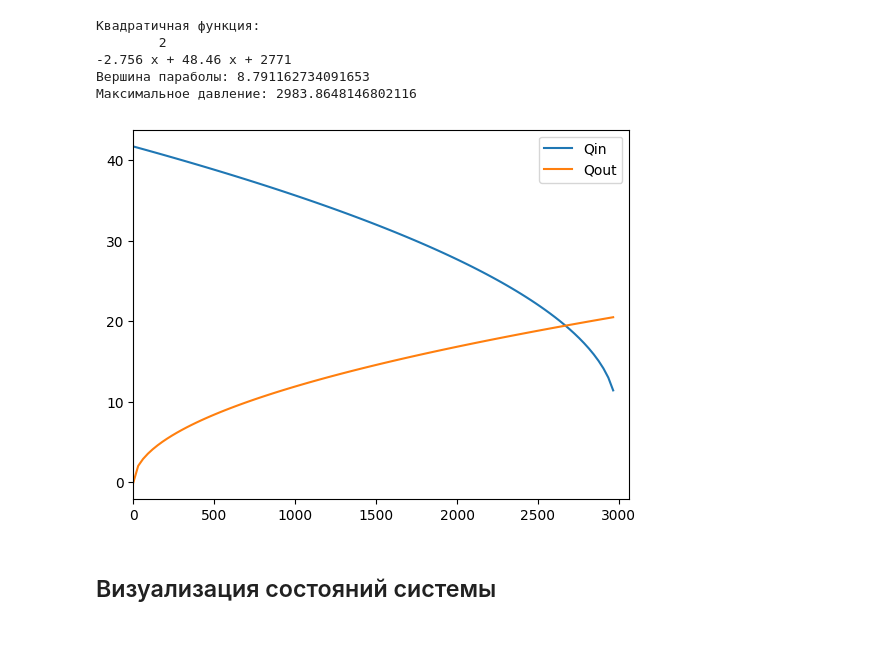
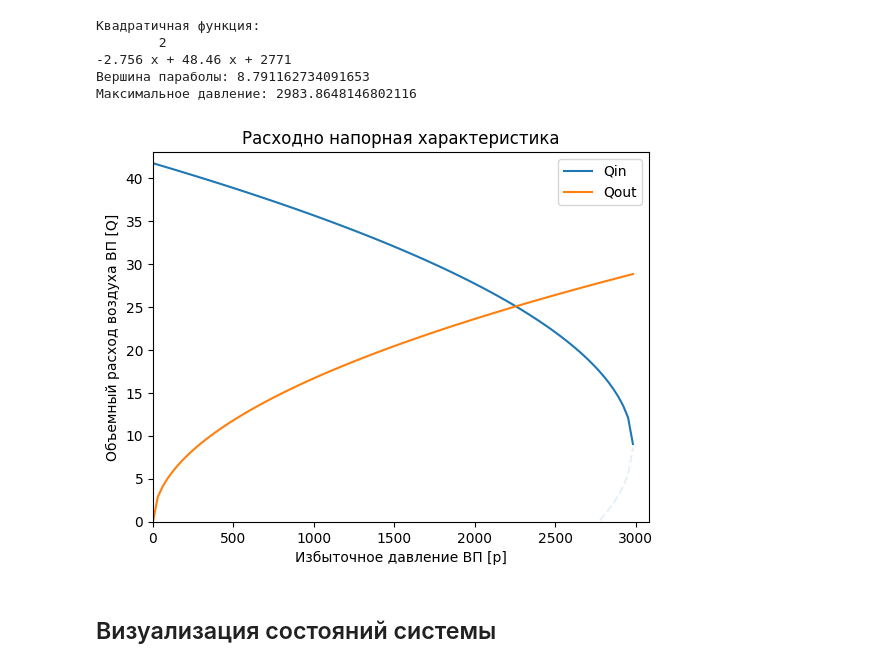
Before and after one commit to shustrov38/jubilant-bassoon, a Jupyter notebook: scripts/approx.ipynb, the cells around one changed output. Saved outputs shown, nothing was run; the diff lists cells and outputs as text; code cells hidden in the pictures; blank space fills up the shorter version.

```diff
--- a/scripts/approx.ipynb
+++ b/scripts/approx.ipynb
@@ -75,30 +75,50 @@ print('Максимальное давление:', _p(q_max))
 -2.756 x + 48.46 x + 2771
 Вершина параболы: 8.791162734091653
 Максимальное давление: 2983.8648146802116
-# %%
-def Qin(p: float) -> float:
-    A = -2.756;
-    B = 48.46;
-    C = 2771 - p;
-    D = B * B - 4 * A * C;
-    return (-B - np.sqrt(D)) / 2 / A;
-
-
-def Qout(p: float) -> float:
-    Sgap = 0.3
-    rho = 1.269
-    chi = 1
-    return chi * np.sqrt(2 * p / rho) * Sgap
-# %%
-fig, ax = plt.subplots()
-_xp = np.linspace(0, P.max(), 100)
-ax.plot(_xp, Qin(_xp), label='Qin')
-ax.plot(_xp, Qout(_xp), label='Qout')
-ax.set_xlim(0, P.max() + 100)
-plt.legend()
-plt.plot();
-# %% [output]
-[figure, removed]
+# %%
+def Qin(p: float, right=True) -> float:
+    A = -2.756
+    B = 48.46
+    C = 2771
+
+    D = B * B - 4 * A * (C - p)
+    if right:
+        return (-B - np.sqrt(D)) / 2 / A
+    return (-B + np.sqrt(D)) / 2 / A
+
+
+def Qout(p: float) -> float:
+    Sgap = 0.42
+    rho = 1.269
+    chi = 1
+    return chi * np.sqrt(2 * p / rho) * Sgap
+
+
+def maxP() -> float:
+    Qtop = -B / 2 / A
+    lo = 0.0
+    hi = A * Qtop * Qtop + B * Qtop + C
+    return hi
+
+
+fig, ax = plt.subplots()
+_xp = np.linspace(0, maxP(), 100, endpoint=True)
+ax.plot(_xp, Qin(_xp), label='Qin')
+ax.plot(_xp, Qin(_xp, right=False), 'C0--', alpha=0.1)
+ax.plot(_xp, Qout(_xp), label='Qout')
+# ax.plot(_xp, Qin(_xp) - Qout(_xp), label='Qin - Qout')
+ax.set_xlim(0, maxP() + 100)
+ax.set_ylim(0, 43)
+ax.set_ylabel('Объемный расход воздуха ВП [Q]')
+ax.set_xlabel('Избыточное давление ВП [p]')
+plt.title('Расходно напорная характеристика')
+plt.legend()
+plt.plot();
+
+# tikzplotlib_fix_ncols(fig)
+# tikzplotlib.save(LATEX_PATH / 'graph2_tikz.tex')
+# %% [output]
+[figure, added]
 # %% [markdown]
 ## Визуализация состояний системы
 # %%
```
Also changed, not shown: parts of 3 cells of this notebook, 5 other files.
